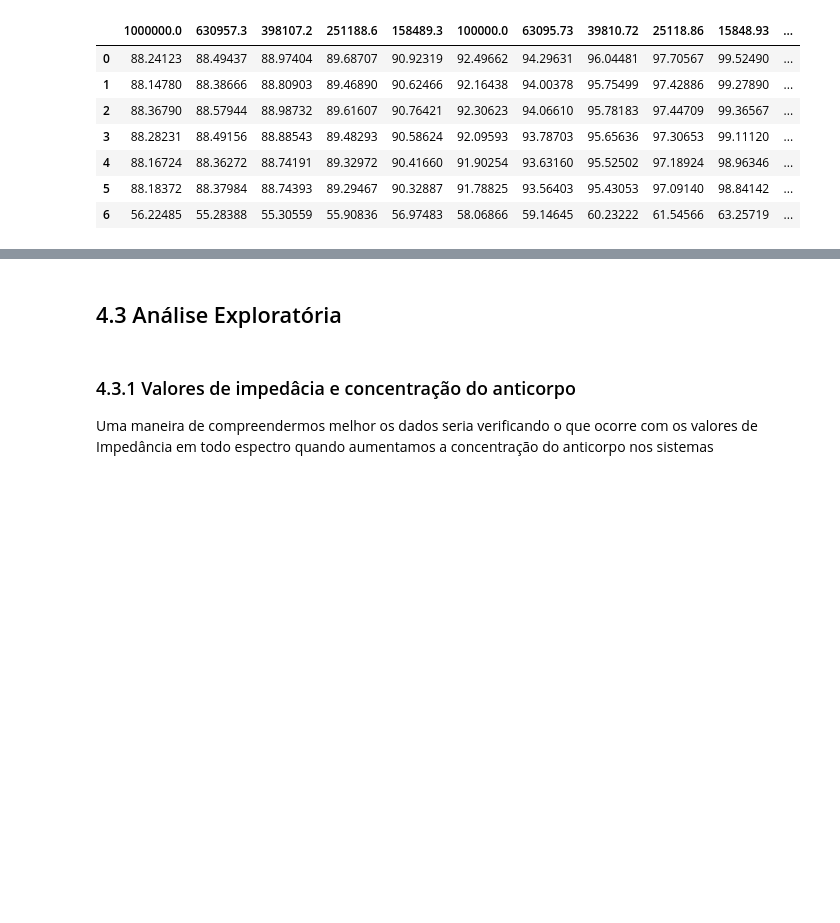
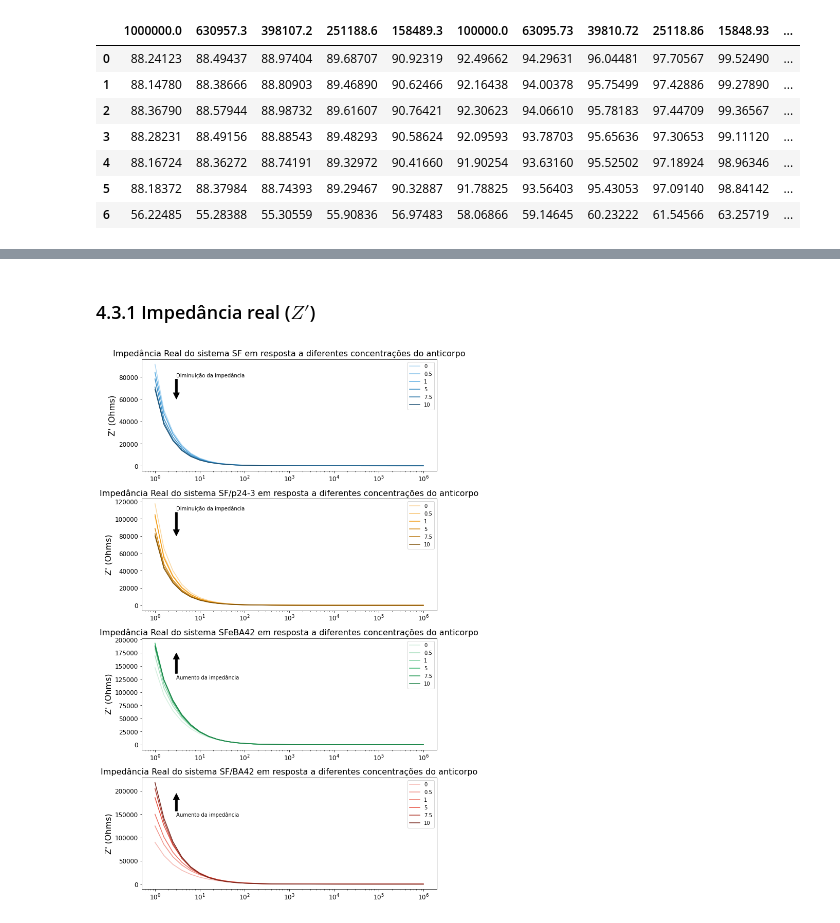
Before and after one commit to alyyokomichi/Impedance_Biosensor, a Jupyter notebook: Impedance_Biosensor.ipynb, the cells around one changed output, grey strips where cells are left out. Saved outputs shown, nothing was run; the diff lists cells and outputs as text; code cells hidden in the pictures; blank space fills up the shorter version.

```diff
--- a/Impedance_Biosensor.ipynb
+++ b/Impedance_Biosensor.ipynb
@@ -116,6 +122,73 @@ Z1.head(7)
 # %% [markdown]
-## 4.3 Análise Exploratória
+### 4.3.1 Impedância real ($Z'$)
-# %% [markdown]
-### 4.3.1 Valores de impedâcia e concentração do anticorpo
-
-Uma maneira de compreendermos melhor os dados seria verificando o que ocorre com os valores de Impedância em todo espectro quando aumentamos a concentração do anticorpo nos sistemas
+# %%
+fig = plt.figure(figsize = (19, 15), constrained_layout=True)
+spec = gridspec.GridSpec(ncols=2, nrows=4, figure=fig)
+
+# Grafico do sistema SF
+f_ax1 = fig.add_subplot(spec[0, 0])
+f_ax1.set_title('Impedância Real do sistema SF em resposta a diferentes concentrações do anticorpo', fontsize= 16)
+f_ax1.set_ylabel("Z' (Ohms)", fontsize=16)
+f_ax1.plot(Z1.iloc[0, :-2], color='#AED6F1', label ="0")
+f_ax1.plot(Z1.iloc[1, :-2], color='#85C1E9', label ="0.5")
+f_ax1.plot(Z1.iloc[2, :-2], color='#5DADE2', label ="1")
+f_ax1.plot(Z1.iloc[3, :-2], color='#2E86C1', label ="5")
+f_ax1.plot(Z1.iloc[4, :-2], color='#2874A6', label ="7.5")
+f_ax1.plot(Z1.iloc[5, :-2], color='#1B4F72', label ="10")
+f_ax1.legend()
+f_ax1.tick_params(labelsize=12)
+f_ax1.annotate('Diminuição da impedância', xy=(3, 60000), xytext= (3, 80000), arrowprops=dict(facecolor='black', shrink=0.01), fontsize=10)
+#f_ax1.set_ylim(0, 2500000)
+plt.xscale('log')
+
+# Grafico do sistema SF/p24-3
+f_ax2 = fig.add_subplot(spec[1, 0])
+f_ax2.set_title('Impedância Real do sistema SF/p24-3 em resposta a diferentes concentrações do anticorpo', fontsize= 16)
+f_ax2.set_ylabel("Z' (Ohms)", fontsize=16)
+f_ax2.plot(Z1.iloc[6, :-2], color='#FAD7A0', label ="0")
+f_ax2.plot(Z1.iloc[7, :-2], color='#F8C471', label ="0.5")
+f_ax2.plot(Z1.iloc[8, :-2], color='#F39C12', label ="1")
+f_ax2.plot(Z1.iloc[9, :-2], color='#D68910', label ="5")
+f_ax2.plot(Z1.iloc[10, :-2], color='#B9770E', label ="7.5")
+f_ax2.plot(Z1.iloc[11, :-2], color='#7E5109', label ="10")
+f_ax2.legend()
+f_ax2.tick_params(labelsize=12)
+f_ax2.annotate('Diminuição da impedância', xy=(3, 80000), xytext= (3, 110000), arrowprops=dict(facecolor='black', shrink=0.01), fontsize=10)
+#f_ax2.set_ylim(0, 2500000)
+plt.xscale('log')
+
+# Grafico do sistema SFeBA42
+f_ax3 = fig.add_subplot(spec[2, 0])
+f_ax3.set_title('Impedância Real do sistema SFeBA42 em resposta a diferentes concentrações do anticorpo', fontsize= 16)
+f_ax3.set_ylabel("Z' (Ohms)", fontsize=16)
+f_ax3.plot(Z1.iloc[12, :-2], color='#D4EFDF', label ="0")
+f_ax3.plot(Z1.iloc[13, :-2], color='#A9DFBF', label ="0.5")
+f_ax3.plot(Z1.iloc[14, :-2], color='#7DCEA0', label ="1")
+f_ax3.plot(Z1.iloc[15, :-2], color='#27AE60', label ="5")
+f_ax3.plot(Z1.iloc[16, :-2], color='#229954', label ="7.5")
+f_ax3.plot(Z1.iloc[17, :-2], color='#1E8449', label ="10")
+f_ax3.legend()
+f_ax3.tick_params(labelsize=12)
+f_ax3.annotate('Aumento da impedância', xy=(3, 175000), xytext= (3, 125000), arrowprops=dict(facecolor='black', shrink=0.01), fontsize=10)
+#f_ax3.set_ylim(0, 250000)
+plt.xscale('log')
+
+# Grafico do sistema SF/BA42
+f_ax4 = fig.add_subplot(spec[3, 0])
+f_ax4.set_title('Impedância Real do sistema SF/BA42 em resposta a diferentes concentrações do anticorpo', fontsize= 16)
+f_ax4.set_ylabel("Z' (Ohms)", fontsize=16)
+f_ax4.plot(Z1.iloc[18, :-2], color='#F5B7B1', label ="0")
+f_ax4.plot(Z1.iloc[19, :-2], color='#F1948A', label ="0.5")
+f_ax4.plot(Z1.iloc[20, :-2], color='#EC7063', label ="1")
+f_ax4.plot(Z1.iloc[21, :-2], color='#E74C3C', label ="5")
+f_ax4.plot(Z1.iloc[22, :-2], color='#B03A2E', label ="7.5")
+f_ax4.plot(Z1.iloc[23, :-2], color='#78281F', label ="10")
+f_ax4.legend()
+f_ax4.tick_params(labelsize=12)
+f_ax4.annotate('Aumento da impedância', xy=(3, 195000), xytext= (3, 145000), arrowprops=dict(facecolor='black', shrink=0.01), fontsize=10)
+#f_ax4.set_ylim(0, 250000)
+plt.xscale('log')
+
+plt.show()
+# %% [output]
+[figure, added]
```
Also changed, not shown: parts of 36 cells of this notebook.
